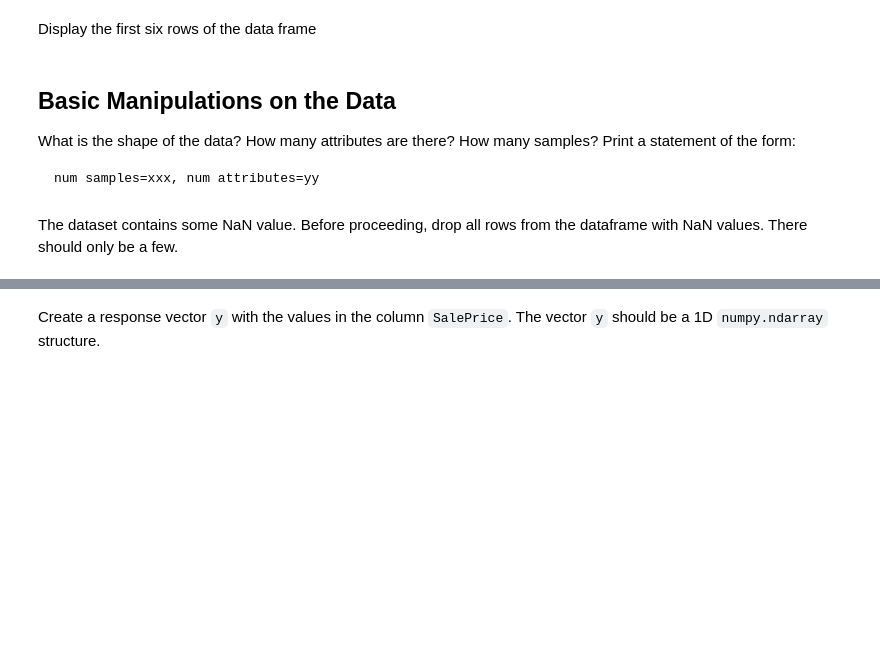
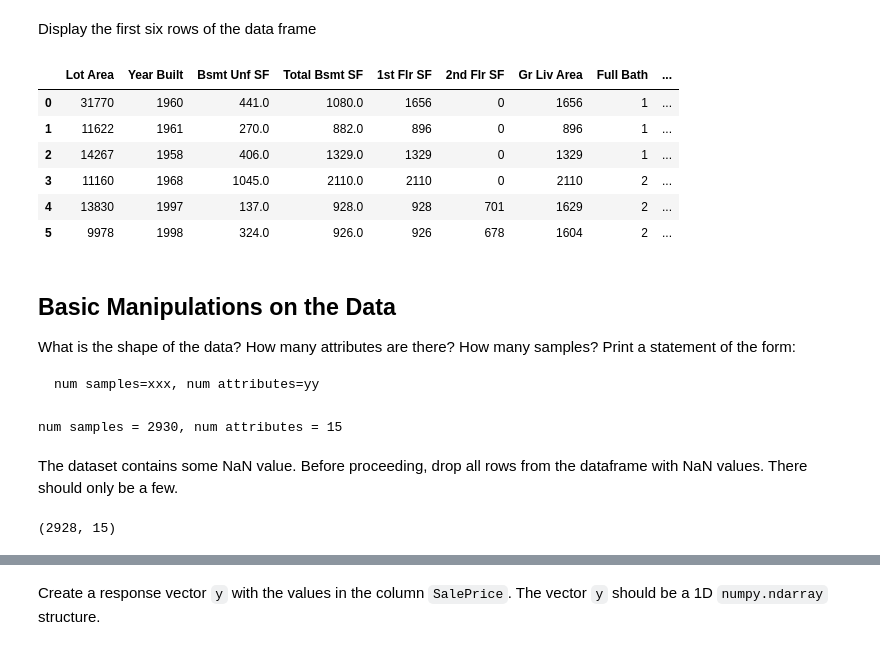
Before and after one commit to jithendra1798/ML-CS-GY-6923-B, a Jupyter notebook: 01_ML-cs-gy-6923-B-lab1.ipynb, the cells around one changed output, grey strips where cells are left out. Saved outputs shown, nothing was run; the diff lists cells and outputs as text; code cells hidden in the pictures; blank space fills up the shorter version.

```diff
--- a/01_ML-cs-gy-6923-B-lab1.ipynb
+++ b/01_ML-cs-gy-6923-B-lab1.ipynb
@@ -24,12 +24,20 @@ First, complete the following code that uses the `pd.read_csv` command to read t
 import pandas as pd
 import numpy as np
 # TODO:  Complete the code
-# df = pd.read_csv(...)
+df = pd.read_csv('https://www.chrismusco.com/machinelearning2024_grad/AmesHousing.csv')
 # %% [markdown]
 Display the first six rows of the data frame
 # %%
 # TODO
-# TODO
+df.head(6)
+# %% [output]
+|  | Lot Area | Year Built | Bsmt Unf SF | Total Bsmt SF | 1st Flr SF | 2nd Flr SF | Gr Liv Area | Full Bath | ... |
+| 0 | 31770 | 1960 | 441.0 | 1080.0 | 1656 | 0 | 1656 | 1 | ... |
+| 1 | 11622 | 1961 | 270.0 | 882.0 | 896 | 0 | 896 | 1 | ... |
+| 2 | 14267 | 1958 | 406.0 | 1329.0 | 1329 | 0 | 1329 | 1 | ... |
+| 3 | 11160 | 1968 | 1045.0 | 2110.0 | 2110 | 0 | 2110 | 2 | ... |
+| 4 | 13830 | 1997 | 137.0 | 928.0 | 928 | 701 | 1629 | 2 | ... |
+| 5 | 9978 | 1998 | 324.0 | 926.0 | 926 | 678 | 1604 | 2 | ... |
 # %% [markdown]
 ## Basic Manipulations on the Data
 
@@ -42,2 +48,10 @@ Print a statement of the form:
+# %%
+# TODO
+N = df.shape[0]
+no_of_features = df.shape[1]
+
+print(f'num samples = {N}, num attributes = {no_of_features}')
+# %% [output]
+num samples = 2930, num attributes = 15
 # %% [markdown]
 The dataset contains some NaN value. Before proceeding, drop all rows from the dataframe with NaN values. There should only be a few.
@@ -45,0 +58,6 @@ The dataset contains some NaN value. Before proceeding, drop all rows from the d
+# %%
+# TODO
+df = df.dropna()
+df.shape
+# %% [output]
+(2928, 15)
```
Also changed, not shown: parts of 7 cells of this notebook.
